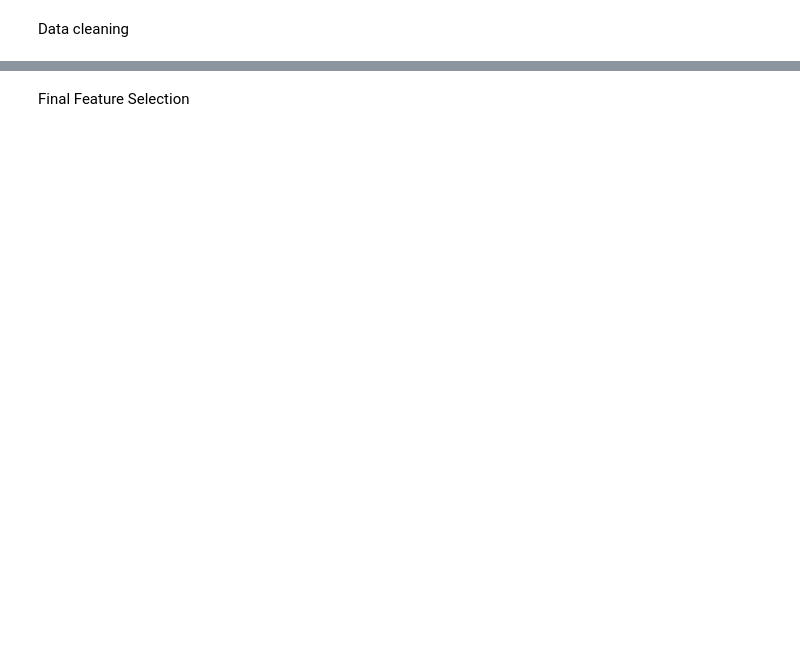
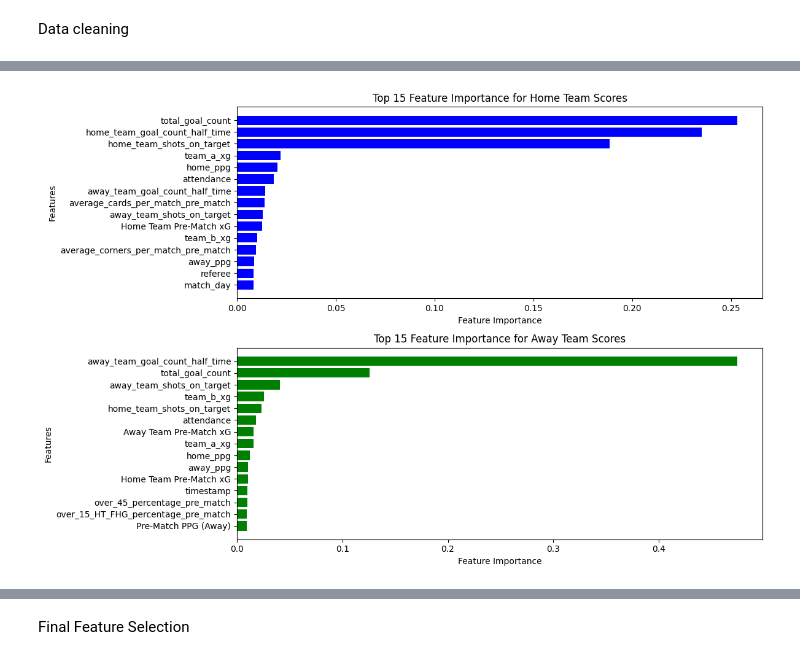
Before and after one commit to SanderBakke/MALIS_project, a Jupyter notebook: notebooks/notebook.ipynb, the cells around one changed output, grey strips where cells are left out. Cells and saved outputs as stored; diff of their text form; code cells hidden in the pictures; blank space fills up the shorter version.

Commit message:
Feature Importance + XGBoost

```diff
--- a/notebooks/notebook.ipynb
+++ b/notebooks/notebook.ipynb
@@ -51,0 +95,84 @@ Feature Importance Testing
+# %%
+
+
+# Define feature and target columns
+target_columns = ['home_team_goal_count', 'away_team_goal_count']
+X = df_filtered.drop(columns=target_columns)
+y_home = df_filtered['home_team_goal_count']
+y_away = df_filtered['away_team_goal_count']
+
+# Split dataset into train-test sets for home and away scores
+X_train_home, X_test_home, y_train_home, y_test_home = train_test_split(X, y_home, test_size=0.2, random_state=42)
+X_train_away, X_test_away, y_train_away, y_test_away = train_test_split(X, y_away, test_size=0.2, random_state=42)
+
+# Train Random Forest models for home and away scores
+rf_home = RandomForestRegressor(random_state=42)
+rf_home.fit(X_train_home, y_train_home)
+
+rf_away = RandomForestRegressor(random_state=42)
+rf_away.fit(X_train_away, y_train_away)
+
+# Extract feature importance for home and away scores
+importances_home = rf_home.feature_importances_
+importances_away = rf_away.feature_importances_
+
+feature_importance_home_df = pd.DataFrame({'Feature': X.columns, 'Importance': importances_home})
+feature_importance_away_df = pd.DataFrame({'Feature': X.columns, 'Importance': importances_away})
+
+feature_importance_home_df.sort_values(by='Importance', ascending=False, inplace=True)
+feature_importance_away_df.sort_values(by='Importance', ascending=False, inplace=True)
+
+
+# Plot top 12 features for Home and Away Team Scores
+top_n = 15  # Number of features to display
+
+# Sort and select top features
+top_features_home = feature_importance_home_df.head(top_n)
+top_features_away = feature_importance_away_df.head(top_n)
+
+plt.figure(figsize=(12, 8))
+
+# Top 12 features for Home Team Scores
+plt.subplot(2, 1, 1)
+plt.barh(top_features_home['Feature'], top_features_home['Importance'], color='blue')
+plt.xlabel('Feature Importance')
+plt.ylabel('Features')
+plt.title(f'Top {top_n} Feature Importance for Home Team Scores')
+plt.gca().invert_yaxis()
+
+# Top 12 features for Away Team Scores
+plt.subplot(2, 1, 2)
+plt.barh(top_features_away['Feature'], top_features_away['Importance'], color='green')
+plt.xlabel('Feature Importance')
+plt.ylabel('Features')
+plt.title(f'Top {top_n} Feature Importance for Away Team Scores')
+plt.gca().invert_yaxis()
+
+plt.tight_layout()
+plt.show()
+
+# Define the feature you want to check
+feature_name = 'home_team_name'
+
+# Find importance for home team scores
+home_feature_importance = feature_importance_home_df.loc[
+    feature_importance_home_df['Feature'] == feature_name, 'Importance'
+].values
+
+# Find importance for away team scores
+away_feature_importance = feature_importance_away_df.loc[
+    feature_importance_away_df['Feature'] == feature_name, 'Importance'
+].values
+
+# Display the results
+if home_feature_importance.size > 0:
+    print(f"Feature Importance for '{feature_name}' in Home Team Scores: {home_feature_importance[0]:.5f}")
+else:
+    print(f"Feature '{feature_name}' not found in Home Team Feature Importance.")
+
+if away_feature_importance.size > 0:
+    print(f"Feature Importance for '{feature_name}' in Away Team Scores: {away_feature_importance[0]:.5f}")
+else:
+    print(f"Feature '{feature_name}' not found in Away Team Feature Importance.")
+# %% [output]
+[figure, added]
```
Also changed, not shown: parts of 15 cells of this notebook.
